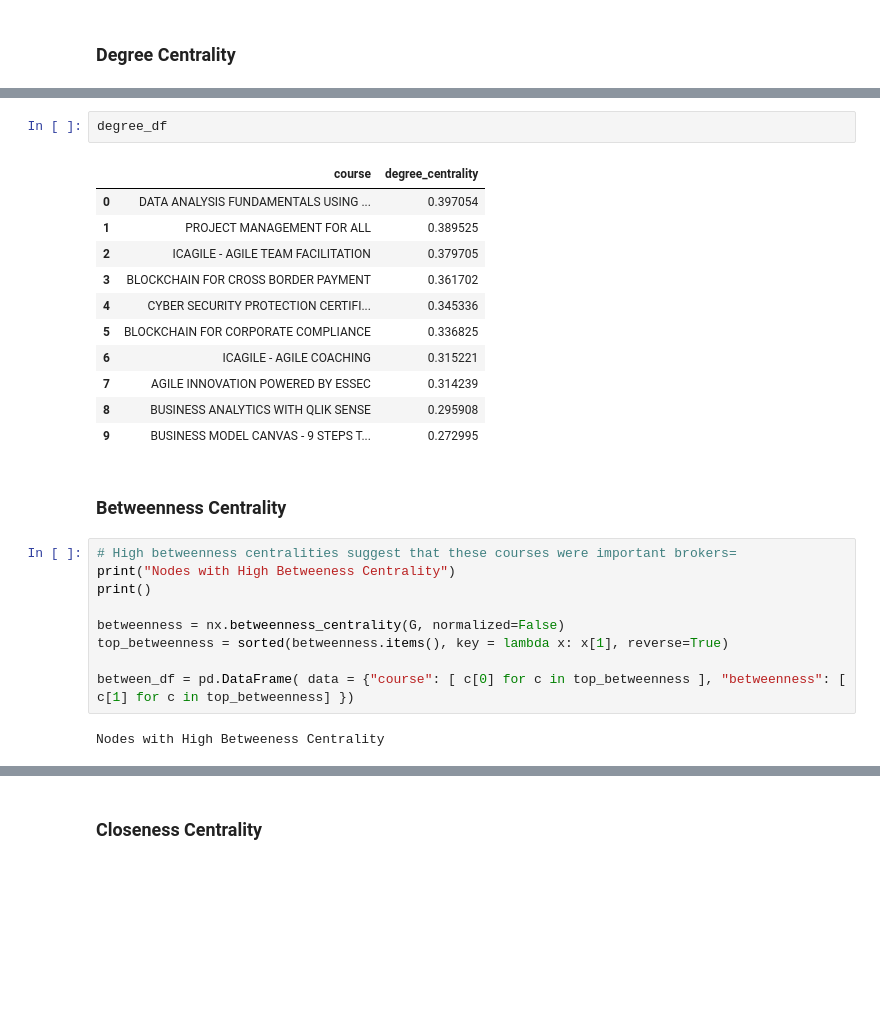
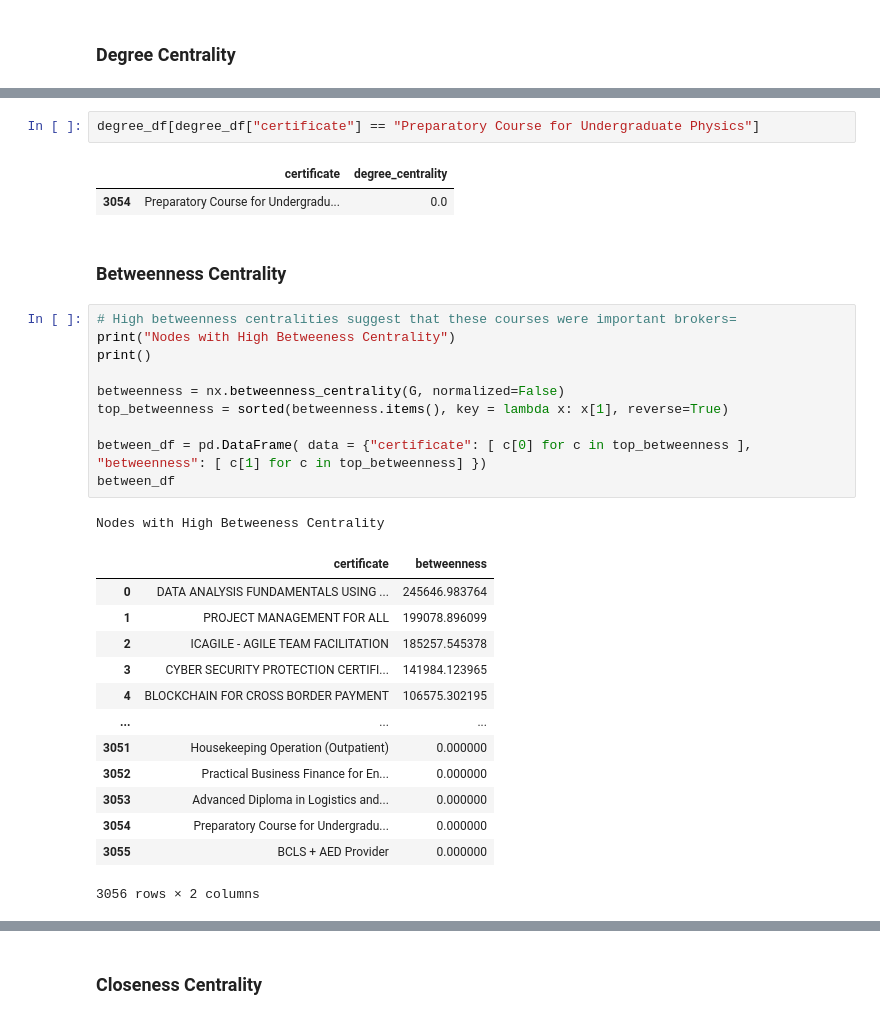
Before and after one commit to keithkifo/IS434-SA-G2T4, a Jupyter notebook: insights/issuance_insights.ipynb, the cells around one changed output, grey strips where cells are left out. Saved outputs shown, nothing was run; the diff lists cells and outputs as text; blank space fills up the shorter version.

```diff
--- a/insights/issuance_insights.ipynb
+++ b/insights/issuance_insights.ipynb
@@ -47,29 +60,34 @@ degree_df = pd.DataFrame( data = {"course": [ c[0] for c in top_degree_centralit
 # %% [output]
 Nodes with Highest Degree Centrality
-# %%
-degree_df
-# %% [output]
-|  | course | degree_centrality |
-| 0 | DATA ANALYSIS FUNDAMENTALS USING ... | 0.397054 |
-| 1 | PROJECT MANAGEMENT FOR ALL | 0.389525 |
-| 2 | ICAGILE - AGILE TEAM FACILITATION | 0.379705 |
-| 3 | BLOCKCHAIN FOR CROSS BORDER PAYMENT | 0.361702 |
-| 4 | CYBER SECURITY PROTECTION CERTIFI... | 0.345336 |
-| 5 | BLOCKCHAIN FOR CORPORATE COMPLIANCE | 0.336825 |
-| 6 | ICAGILE - AGILE COACHING | 0.315221 |
-| 7 | AGILE INNOVATION POWERED BY ESSEC | 0.314239 |
-| 8 | BUSINESS ANALYTICS WITH QLIK SENSE | 0.295908 |
-| 9 | BUSINESS MODEL CANVAS - 9 STEPS T... | 0.272995 |
+# %%
+degree_df[degree_df["certificate"] == "Preparatory Course for Undergraduate Physics"]
+# %% [output]
+|  | certificate | degree_centrality |
+| 3054 | Preparatory Course for Undergradu... | 0.0 |
 # %% [markdown]
 ### Betweenness Centrality
 # %%
 # High betweenness centralities suggest that these courses were important brokers=
 print("Nodes with High Betweeness Centrality")
 print()
 
 betweenness = nx.betweenness_centrality(G, normalized=False)
 top_betweenness = sorted(betweenness.items(), key = lambda x: x[1], reverse=True)
 
-between_df = pd.DataFrame( data = {"course": [ c[0] for c in top_betweenness ], "betweenness": [ c[1] for c in top_betweenness] })
+between_df = pd.DataFrame( data = {"certificate": [ c[0] for c in top_betweenness ], "betweenness": [ c[1] for c in top_betweenness] })
+between_df
 # %% [output]
 Nodes with High Betweeness Centrality
+|  | certificate | betweenness |
+| 0 | DATA ANALYSIS FUNDAMENTALS USING ... | 245646.983764 |
+| 1 | PROJECT MANAGEMENT FOR ALL | 199078.896099 |
+| 2 | ICAGILE - AGILE TEAM FACILITATION | 185257.545378 |
+| 3 | CYBER SECURITY PROTECTION CERTIFI... | 141984.123965 |
+| 4 | BLOCKCHAIN FOR CROSS BORDER PAYMENT | 106575.302195 |
+| ... | ... | ... |
+| 3051 | Housekeeping Operation (Outpatient) | 0.000000 |
+| 3052 | Practical Business Finance for En... | 0.000000 |
+| 3053 | Advanced Diploma in Logistics and... | 0.000000 |
+| 3054 | Preparatory Course for Undergradu... | 0.000000 |
+| 3055 | BCLS + AED Provider | 0.000000 |
+3056 rows × 2 columns
```
Also changed, not shown: parts of 12 cells of this notebook, 1 other file.
